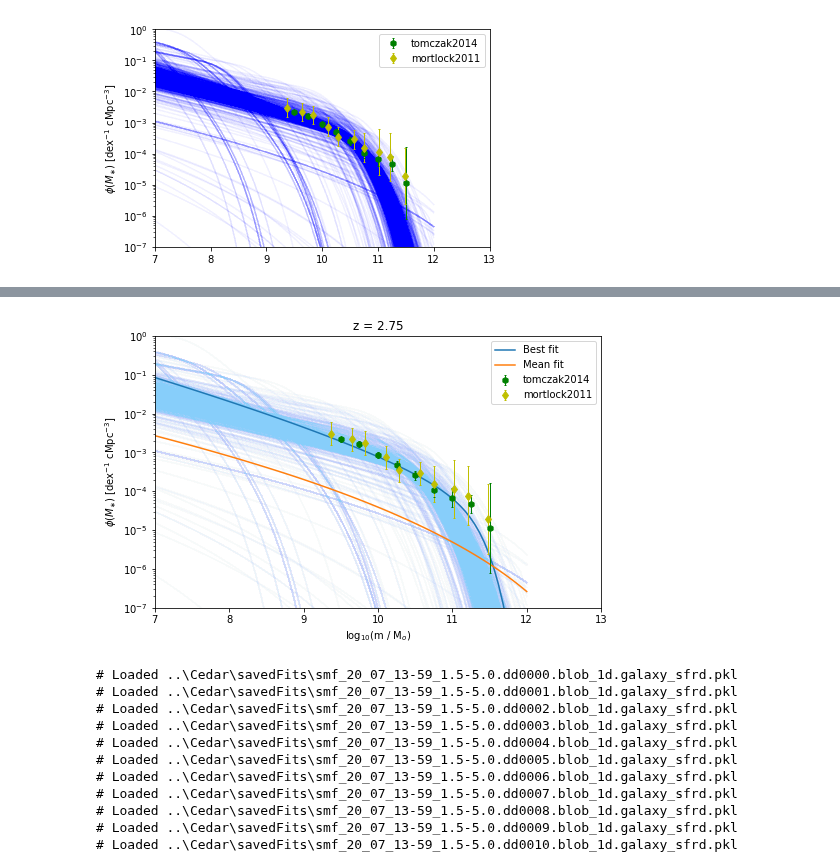
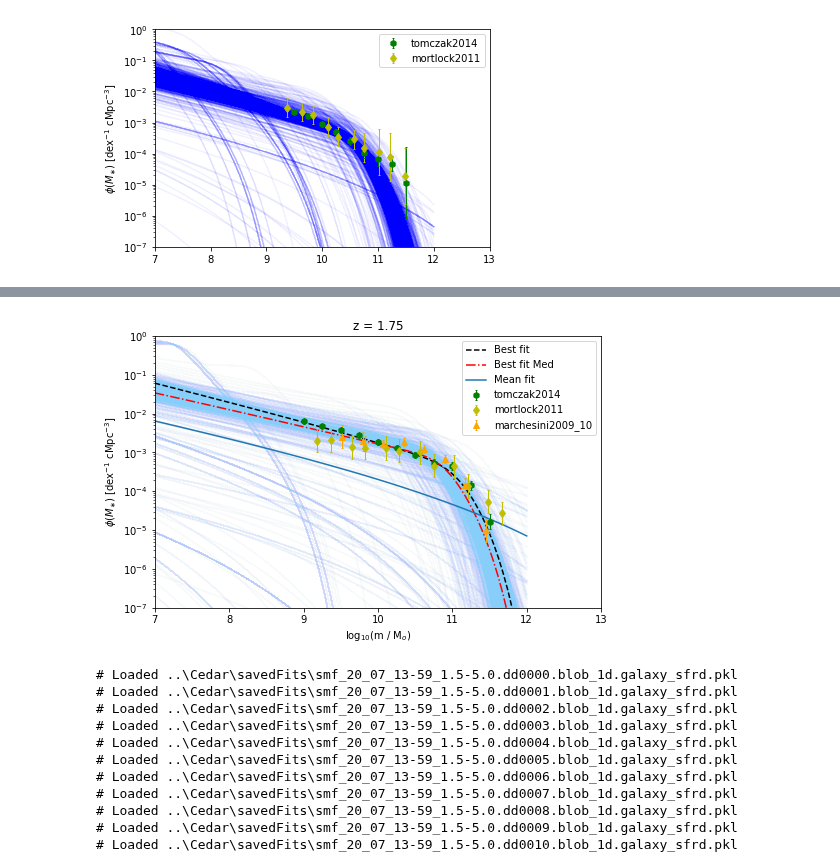
Before and after one commit to eklem1/GalaxySim, a Jupyter notebook: FitResults.ipynb, the cells around one changed output, grey strips where cells are left out. Drawn from its saved outputs; the diff is of its cells as text; code cells hidden in the pictures.

```diff
--- a/FitResults.ipynb
+++ b/FitResults.ipynb
@@ -29,7 +29,7 @@ blob_f2 = ['SFRD']
 # %%
 # anl = ares.analysis.ModelSet('MCMC_files/blob_test1')
 # anl = ares.analysis.ModelSet('..\Cedar\savedFits/smf_14_07_13-54_4') #default, batch run
-anl = ares.analysis.ModelSet('..\Cedar\savedFits/smf_22_07_11-45_0-4')
+anl = ares.analysis.ModelSet('..\Cedar\savedFits/smf_23_07_07-31_0-4')
 
 labels = \
 {
@@ -156,6 +158,21 @@ pop_mean = ares.populations.GalaxyPopulation(**pars_mean)
 # %%
 fit_best_like = anl.max_likelihood_parameters()
 
+fit_best_median = anl.max_likelihood_parameters()
+
+# print(fit_best_like)
+
 for i in range(len(covar[0])):
-    print(anl.get_1d_error(params[i])) #(maximum likelihood value, positive error, negative error).
+#     print(fit_best_like[params[i]])
+    print(anl.get_1d_error(params[i], peak="median")) #(maximum likelihood value, positive error, negative error).
+#     print(params[i], anl.get_1d_error(params[i], peak="mode")[0])
+    fit_best_median[params[i]] = anl.get_1d_error(params[i], peak="median")[0]
+
+
+# mode gives bad errors but same val as max_li
+# median gives fine errors, different vals
+
+
+# print(fit_best_like)
+# print(fit_best_median)
 # %% [output]
@@ -175,34 +192,40 @@ pars_best = ares.util.ParameterBundle("emma:model1")
 pars_best.update(fit_best_like)
 # print(pars_best)
 pop_best = ares.populations.GalaxyPopulation(**pars_best)
+
+pars_best_median = ares.util.ParameterBundle("emma:model1")
+pars_best_median.update(fit_best_median)
+pop_best_median = ares.populations.GalaxyPopulation(**pars_best_median)
 # %%
-z = 2.75
+z = 1.75
 
 fig, ax = pl.subplots(figsize=(8, 5))
 Ms_short = np.linspace(7, 12, 80)
 
 ls_best = pop_best.StellarMassFunction(z, Ms_short)
+ls_med = pop_best_median.StellarMassFunction(z, Ms_short)
 
 # print(ls_best)
 
 ls_mean = pop_mean.StellarMassFunction(z, Ms_short)
 
 ax = anl.ReconstructedFunction('galaxy_smf', ivar=[z, None], samples='all', color='lightskyblue', alpha=0.01, ax=ax)
 
 obslf = ares.analysis.GalaxyPopulation()
 obslf.PlotSMF(z=z, ax=ax, round_z=0.2, log10Mass=True)
 
-pl.semilogy(Ms_short, ls_best, label='Best fit')
+pl.semilogy(Ms_short, ls_best, label='Best fit', color='black', ls="--")
+pl.semilogy(Ms_short, ls_med, label='Best fit Med', ls="-.", color="red")
 
 pl.semilogy(Ms_short, ls_mean, label='Mean fit')
 
 pl.title("z = %.2f" %z)
 pl.xlabel("log$_{10}$(m / M$_o$)")
 pl.legend()
 # pl.ylim(1e-15, 1e2)
 pl.show()
 # %% [output]
-[figure, old version]
+[figure, new version]
 # %%
 Zs = np.linspace(0, 7, 50)
 
```
Also changed, not shown: parts of 5 cells of this notebook.
